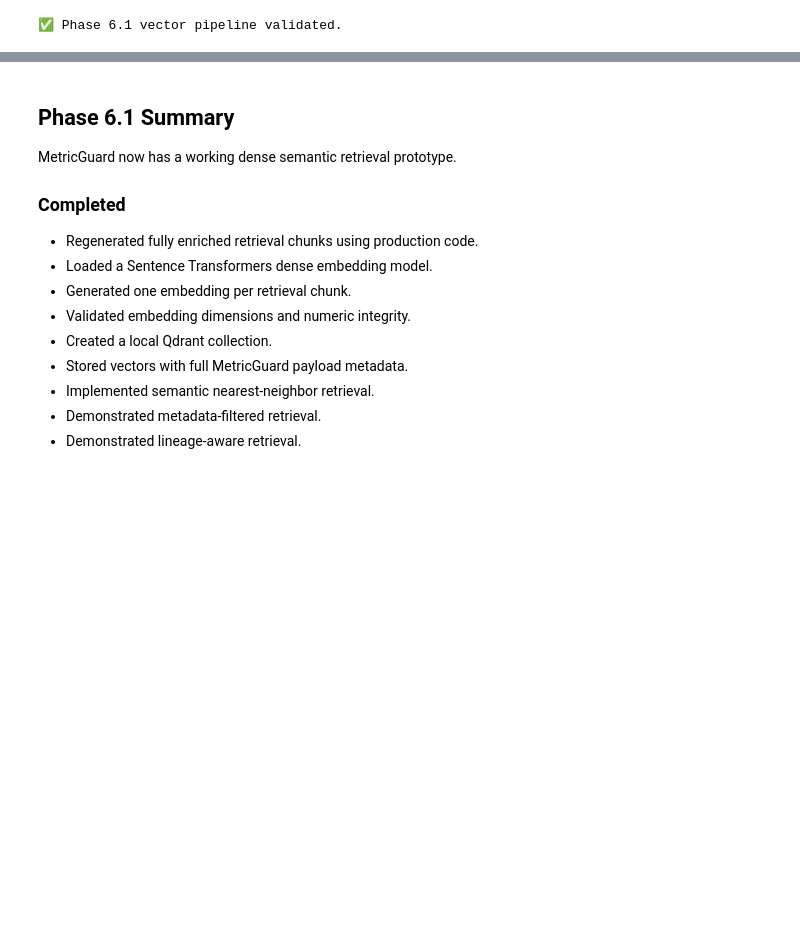
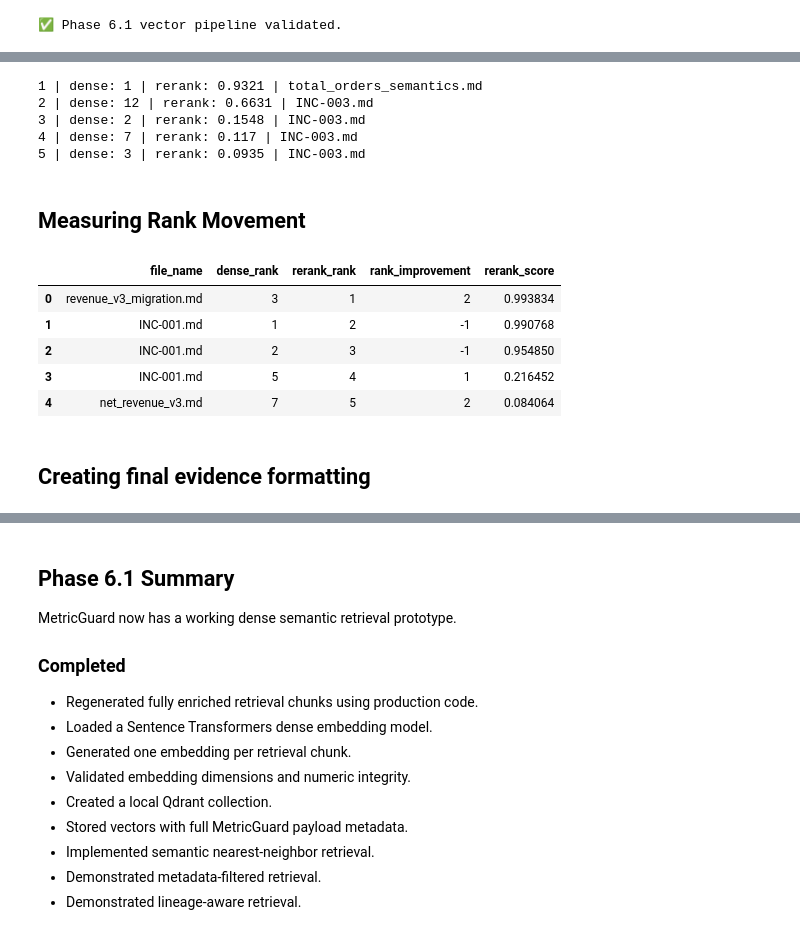
Before and after one commit to ArghyaRC96/metricguard-ai, a Jupyter notebook: notebooks/05_embeddings_qdrant.ipynb, the cells around one changed output, grey strips where cells are left out. Saved outputs shown, nothing was run; the diff lists cells and outputs as text; code cells hidden in the pictures; blank space fills up the shorter version.

```diff
--- a/notebooks/05_embeddings_qdrant.ipynb
+++ b/notebooks/05_embeddings_qdrant.ipynb
@@ -882,0 +1333,8 @@ print(
+# %%
+active_customer_results = (
+    retrieve_and_rerank(
+        query=active_customer_query,
+        retrieval_top_k=20,
+        final_top_k=5,
+    )
+)
@@ -882,0 +1393,36 @@ print(
+# %%
+for rank, result in enumerate(
+    orders_results,
+    start=1,
+):
+
+    payload = result[
+        "payload"
+    ]
+
+    print(
+        rank,
+        "| dense:",
+        result.get(
+            "dense_rank"
+        ),
+        "| rerank:",
+        round(
+            result[
+                "rerank_score"
+            ],
+            4,
+        ),
+        "|",
+        payload.get(
+            "file_name"
+        ),
+    )
+# %% [output]
+1 | dense: 1 | rerank: 0.9321 | total_orders_semantics.md
+2 | dense: 12 | rerank: 0.6631 | INC-003.md
+3 | dense: 2 | rerank: 0.1548 | INC-003.md
+4 | dense: 7 | rerank: 0.117 | INC-003.md
+5 | dense: 3 | rerank: 0.0935 | INC-003.md
+# %% [markdown]
+## Measuring Rank Movement
@@ -882,0 +1475,13 @@ print(
+# %%
+build_rank_movement_table(
+    reranked_results
+)
+# %% [output]
+|  | file_name | dense_rank | rerank_rank | rank_improvement | rerank_score |
+| 0 | revenue_v3_migration.md | 3 | 1 | 2 | 0.993834 |
+| 1 | INC-001.md | 1 | 2 | -1 | 0.990768 |
+| 2 | INC-001.md | 2 | 3 | -1 | 0.954850 |
+| 3 | INC-001.md | 5 | 4 | 1 | 0.216452 |
+| 4 | net_revenue_v3.md | 7 | 5 | 2 | 0.084064 |
+# %% [markdown]
+## Creating final evidence formatting
```
Also changed, not shown: parts of 26 cells of this notebook.
